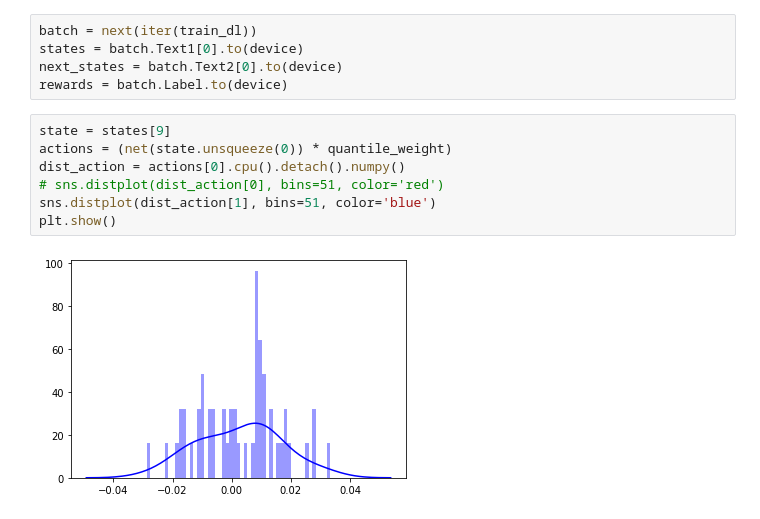
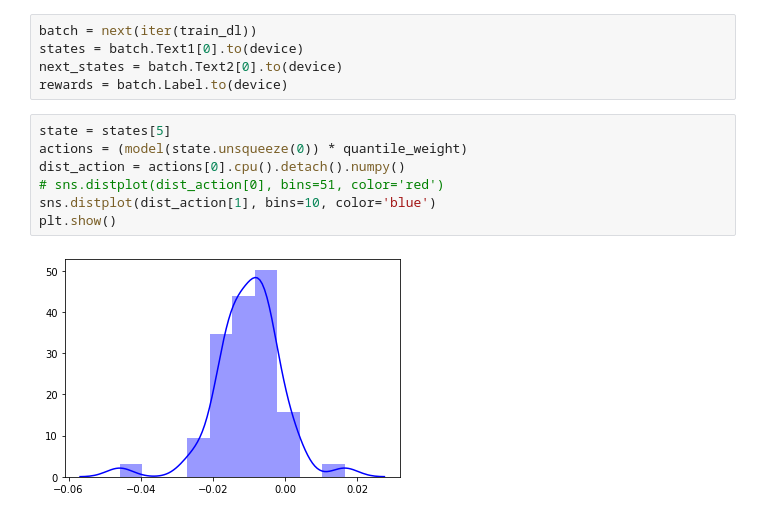
Before and after one commit to ShogoAkiyama/rltorch2, a Jupyter notebook: cnn-sentiment/DQN-japanese.ipynb, the cells around one changed output. Saved outputs shown, nothing was run; the diff lists cells and outputs as text.

```diff
--- a/cnn-sentiment/DQN-japanese.ipynb
+++ b/cnn-sentiment/DQN-japanese.ipynb
@@ -365,11 +384,11 @@ states = batch.Text1[0].to(device)
 next_states = batch.Text2[0].to(device)
 rewards = batch.Label.to(device)
 # %%
-state = states[9]
-actions = (net(state.unsqueeze(0)) * quantile_weight)
+state = states[5]
+actions = (model(state.unsqueeze(0)) * quantile_weight)
 dist_action = actions[0].cpu().detach().numpy()
 # sns.distplot(dist_action[0], bins=51, color='red')
-sns.distplot(dist_action[1], bins=51, color='blue')
+sns.distplot(dist_action[1], bins=10, color='blue')
 plt.show()
 # %% [output]
-[figure, old version]
+[figure, new version]
```
Also changed, not shown: parts of 6 cells of this notebook, 1 other file.
